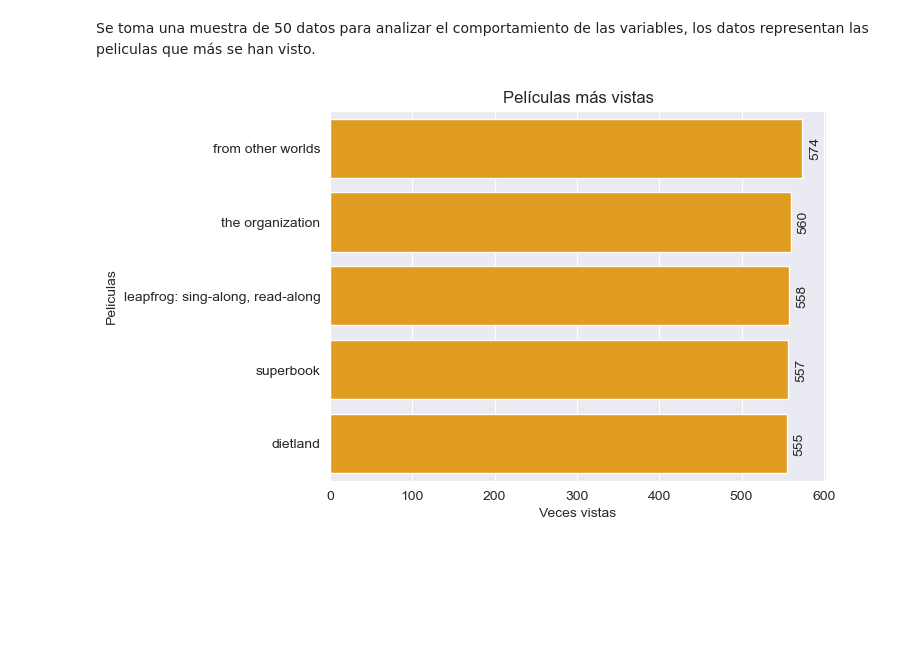
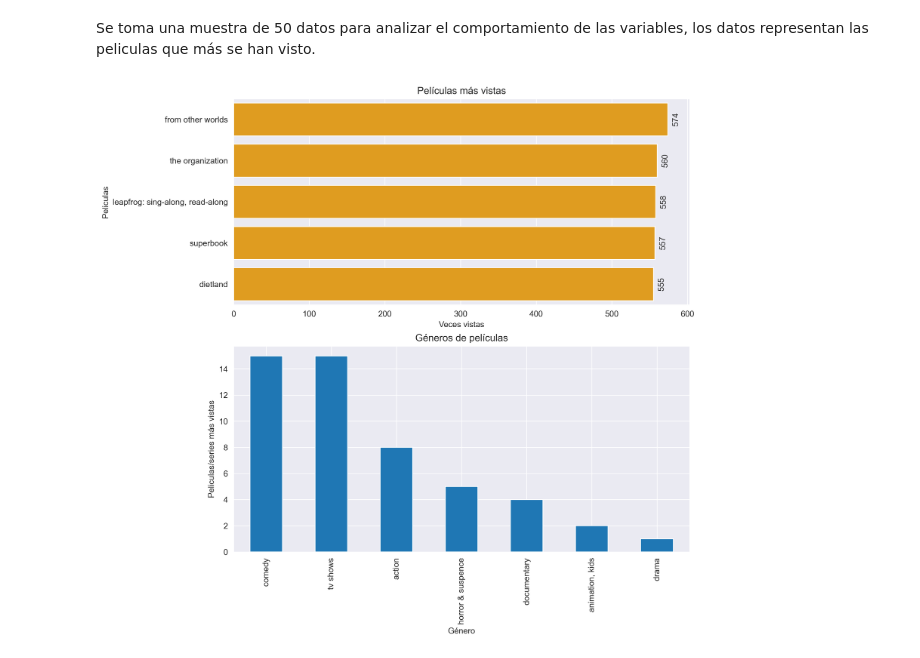
Before and after one commit to jospinoponce/ModeloRecomiendaPeliculas, a Jupyter notebook: Notebooks/2.EDA_report.ipynb, the cells around one changed output. Cells and saved outputs as stored; diff of their text form; code cells hidden in the pictures; blank space fills up the shorter version.

```diff
--- a/Notebooks/2.EDA_report.ipynb
+++ b/Notebooks/2.EDA_report.ipynb
@@ -163,19 +152,34 @@ top_movie
 # %% [markdown]
 Se toma una muestra de 50 datos para analizar el comportamiento de las variables, los datos representan las peliculas que más se han visto.
-# %%
-ax = sns.barplot(y='title', x='veces_vistas', data=top_movie.head(5), color='orange')
-
-#  etiquetas y título
-plt.xlabel('Veces vistas')
-plt.ylabel('Peliculas')
-plt.title('Películas más vistas')
-
-# Poner las etiquetas de las barras en vertical
-for i in ax.containers:
-    ax.bar_label(i, label_type='edge',   padding=5, rotation=90)
-
-# Mostrar el gráfico
-plt.show()
-# %% [output]
-[figure, removed]
+# %%
+
+# Se crea subplot
+fig, ax = plt.subplots(2, 1, figsize=(10, 10),dpi=300)
+
+# top 5 peliculas más vistas
+# Grafica de películas más vistas
+sns.barplot(y='title', x='veces_vistas', data=top_movie_sample.head(5), color='orange', ax=ax[0])
+
+# Etiquetas y título para la primera gráfica
+ax[0].set_xlabel('Veces vistas')
+ax[0].set_ylabel('Peliculas')
+ax[0].set_title('Películas más vistas')
+
+#  etiquetas de las barras en vertical en la primera gráfica
+for i in ax[0].containers:
+    ax[0].bar_label(i, label_type='edge', padding=5, rotation=90)
+
+# Generos de peliculas más vistos
+
+# Graficar la segunda gráfica en el subplot
+top_movie_sample['genero'].value_counts().plot.bar(ax=ax[1])
+
+# Etiquetas y título para la segunda gráfica
+ax[1].set_title('Géneros de películas')
+ax[1].set_xlabel('Género')
+ax[1].set_ylabel('Peliculas/series más vistas')
+
+plt.show()
+# %% [output]
+[figure, added]
 # %%
```
Also changed, not shown: parts of 16 cells of this notebook.
